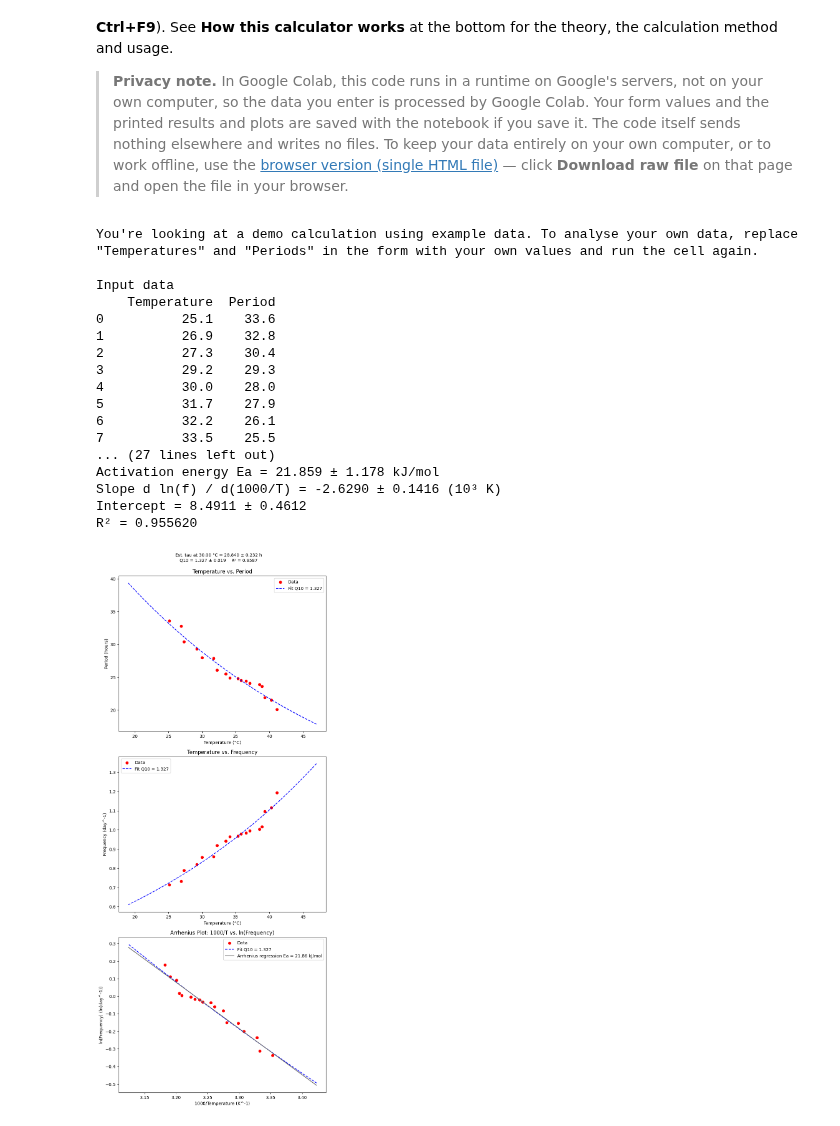
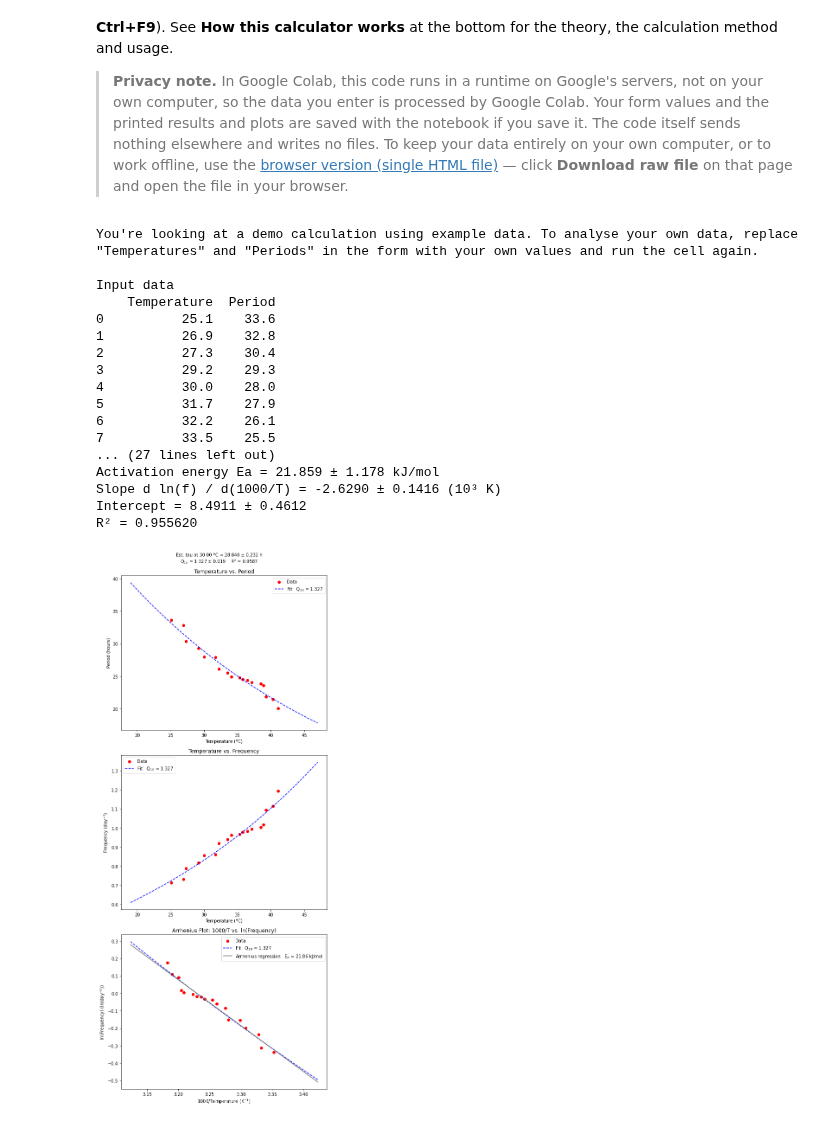
Before and after one commit to dxda6216/q10, a Jupyter notebook: circadian_period_q10.ipynb, the cells around one changed output. Drawn from its saved outputs; the diff is of its cells as text; code cells hidden in the pictures.

```diff
--- a/circadian_period_q10.ipynb
+++ b/circadian_period_q10.ipynb
@@ -106,6 +106,9 @@ Fits $\tau(T) = \tau_b \cdot Q_{10}^{(T_b - T)/10}$ to circadian period data and
 #        compared directly.
 #     4) Choose the base temperature. Minimum / Maximum / Average / Median are
 #        computed from the data used in the fit.
+#     4b) Axis scales are automatic. To set them, choose "Manual" for the
+#        temperature axis (0-100 °C) and/or the period axis (0-180 h) and set
+#        Min/Max with the sliders; frequency and Arrhenius axes are converted.
 #     5) Run the cell (Runtime -> Run all, Ctrl+F9, or the cell's play button).
 #     6) To save the figure, right-click it and choose "Save image as..."; to
 #        save the results, copy the printed text (choose "Yes" for tab-delimited
@@ -373,7 +376,7 @@ def _scatter(ax, r, xs_all, ys_all, xs_used, ys_used):
     else:
         ax.scatter(xs_all, ys_all, marker="o", s=30, color="lightgreen", label="Data")
         ax.scatter(xs_used, ys_used, marker="o", s=35, color="red",
-                   label="Data points used for Q10 calculation")
+                   label="Data points used for Q$_{10}$ calculation")
 
 
 def fix_limits(ax, pairs):
@@ -393,7 +396,55 @@ def fix_limits(ax, pairs):
     ax.set_ylim(y0 - 0.05 * dy, y1 + 0.05 * dy)
 
 
-def plot_fit(r, title, show_arr):
+AXIS_RANGE = {"t": (0.0, 100.0), "p": (0.0, 180.0)}  # allowed manual axis ranges (°C, h)
+MANUAL = "Manual (set Min and Max by sliders below)"
+
+
+def read_axes(temperature_axis, t_min, t_max, period_axis, p_min, p_max):
+    """Manual axis ranges from the form: {"t": (Tmin, Tmax) or None, "p": (Pmin, Pmax) or None}.
+    An invalid axis (Min >= Max) falls back to automatic scaling, with a note."""
+    axes, notes = {"t": None, "p": None}, []
+    for key, name, choice, a, b in (("t", "Temperature", temperature_axis, t_min, t_max),
+                                    ("p", "Period", period_axis, p_min, p_max)):
+        if choice != MANUAL:
+            continue
+        lo, hi = AXIS_RANGE[key]
+        a, b = float(a), float(b)
+        if a < lo or b > hi:
+            notes.append(f"{name} axis: values must be between {lo:g} and {hi:g}.")
+        elif not a < b:
+            notes.append(f"{name} axis: Min must be smaller than Max.")
+        else:
+            axes[key] = (a, b)
+    for n in notes:
+        print(f"Note: {n} Using automatic scaling for that axis.")
+    return axes
+
+
+def apply_axes(ax, kind, axes):
+    """Replace the automatic limits of one plot by the manual ranges that are set.
+
+      axes["t"] -> x of Period/Frequency; x = 1000/(T + 273.15) of the Arrhenius plot
+      axes["p"] -> y of Period; y = 24/P (Frequency) and ln(24/P) (Arrhenius), so Pmax
+                   gives the lower limit there. Pmin = 0 would be infinite, so the
+                   upper limit then stays automatic.
+    Manual limits are used exactly (no padding); anything outside is clipped.
+    """
+    if axes.get("t"):
+        a, b = axes["t"]
+        ax.set_xlim(*((1000 / (b + 273.15), 1000 / (a + 273.15)) if kind == "arrhenius" else (a, b)))
+    if axes.get("p"):
+        a, b = axes["p"]
+        if kind == "period":
+            ax.set_ylim(a, b)
+        else:
+            f = (lambda v: 24 / v) if kind == "frequency" else (lambda v: math.log(24 / v))
+            lo, hi = f(b), (f(a) if a > 0 else ax.get_ylim()[1])
+            if hi > lo:
+                ax.set_ylim(lo, hi)
+
+
+def plot_fit(r, title, show_arr, axes=None):
     """Three stacked plots (4:3 each) with the title and fit summary on top.
 
       Period    : x = T (°C),            y = tau (h)
@@ -404,7 +455,7 @@ def plot_fit(r, title, show_arr):
     """
     inv = lambda t: 1000 / (np.asarray(t) + 273.15)
     ln_f = lambda p: np.log(24 / np.asarray(p))
-    fit_label = f"Fit Q10 = {r['popt'][1]:5.3f}"
+    fit_label = f"Fit   Q$_{{10}}$ = {r['popt'][1]:5.3f}"
     fig, (ax1, ax2, ax3) = plt.subplots(3, 1, figsize=(8, 18))
 
     _scatter(ax1, r, r["x"], r["y"], r["xa"], r["ya"])
@@ -413,15 +464,15 @@ def plot_fit(r, title, show_arr):
 
     _scatter(ax2, r, r["x"], 24 / r["y"], r["xa"], 24 / r["ya"])
     ax2.plot(r["fcx"], 24 / r["fcy"], "--", color="blue", label=fit_label)
-    ax2.set(xlabel=f"Temperature ({DEG}C)", ylabel="Frequency (day^-1)",
+    ax2.set(xlabel=f"Temperature ({DEG}C)", ylabel=r"Frequency (day$^{-1}$)",
             title="Temperature vs. Frequency")
 
     _scatter(ax3, r, inv(r["x"]), ln_f(r["y"]), inv(r["xa"]), ln_f(r["ya"]))
     ax3.plot(inv(r["fcx"]), ln_f(r["fcy"]), "--", color="blue", label=fit_label)
     if show_arr:
         ax3.plot(inv(r["fcx"]), arrhenius_lnf(r["arr"], r["fcx"]), "-", color="dimgray", lw=1.5,
-                 label=f"Arrhenius regression Ea = {r['arr']['Ea'] / 1000:.2f} kJ/mol")
-    ax3.set(xlabel="1000/Temperature (K^-1)", ylabel="ln(Frequency) (ln(day^-1))",
+                 label=f"Arrhenius regression   E$_a$ = {r['arr']['Ea'] / 1000:.2f} kJ/mol")
+    ax3.set(xlabel=r"1000/Temperature (K$^{-1}$)", ylabel=r"ln(Frequency) (ln(day$^{-1}$))",
             title="Arrhenius Plot: 1000/T vs. ln(Frequency)")
 
     # Axis limits from all data and the all-data reference curves (fixed for any fit range).
@@ -432,6 +483,9 @@ def plot_fit(r, title, show_arr):
     if show_arr:
         arr_pairs.append((inv(r["fcx"]), arrhenius_lnf(ref["arr"], r["fcx"])))
     fix_limits(ax3, arr_pairs)
+    # Manual axis scales, where set in the form.
+    for ax, kind in ((ax1, "period"), (ax2, "frequency"), (ax3, "arrhenius")):
+        apply_axes(ax, kind, axes or {})
 
     for ax in (ax1, ax2, ax3):
         ax.set_box_aspect(3 / 4)  # 4:3 (width:height)
@@ -440,7 +494,7 @@ def plot_fit(r, title, show_arr):
     # Header: title (if any) at the top, the fit summary below it.
     (tau, q10), (tau_e, q10_e) = r["popt"], r["perr"]
     summary = (f"Est. tau at {r['base_t']:.2f} {DEG}C = {tau:.3f} \u00B1 {tau_e:.3f} h\n"
-               f"Q10 = {q10:.3f} \u00B1 {q10_e:.3f}    R² = {r['r2']:.4f}")
+               f"Q$_{{10}}$ = {q10:.3f} \u00B1 {q10_e:.3f}    R$^2$ = {r['r2']:.4f}")
     y_sum = 0.993
     if title:
         fig.suptitle(title, fontsize=18, y=0.995)
@@ -453,7 +507,9 @@ def plot_fit(r, title, show_arr):
 def run_q10_calculator(data_description, temperatures, periods,
                        set_temperature_range, range_low_limit, range_high_limit,
                        select_base_temperature, base_temperature,
-                       display_tab_delimited_data, show_arrhenius_regression_line):
+                       display_tab_delimited_data, show_arrhenius_regression_line,
+                       temperature_axis="Auto", temperature_axis_min=0, temperature_axis_max=100,
+                       period_axis="Auto", period_axis_min=0, period_axis_max=180):
     """End-to-end: read the form values, print the results and draw the plots."""
     try:
         x = to_array(temperatures, "Temperatures")
@@ -472,17 +528,19 @@ def run_q10_calculator(data_description, temperatures, periods,
 
     print("Input data")
     print(pd.DataFrame({"Temperature": x, "Period": y}), "\n")
-    print_statistics(x, "temperature", f" {DEG}C")
+    print_statistics(x, "temperature", f"{DEG}C")
     print_statistics(y, "period", "h")
     if use_range:
         print("Data used for Q10 calculation")
         print(pd.DataFrame({"Temperature": r["xa"], "Period": r["ya"]}), "\n")
-        print_statistics(r["xa"], "temperature", f" {DEG}C")
+        print_statistics(r["xa"], "temperature", f"{DEG}C")
         print_statistics(r["ya"], "period", "h")
     if display_tab_delimited_data == "Yes":
         print_tab_delimited_data(r)
     print_results(r)
-    plot_fit(r, data_description.strip(), show_arrhenius_regression_line == "Yes")
+    axes = read_axes(temperature_axis, temperature_axis_min, temperature_axis_max,
+                     period_axis, period_axis_min, period_axis_max)
+    plot_fit(r, data_description.strip(), show_arrhenius_regression_line == "Yes", axes)
 
 
 # ==============================================================================
@@ -505,7 +563,7 @@ Periods =  33.6, 32.8, 30.4, 29.3, 28.0, 27.9, 26.1, 25.5, 24.9, 24.8, 24.5, 24.
 #@markdown Only data within a specific temperature range to be used for Q10 calculation?
 Set_temperature_range = "No" #@param ["Yes (set lowest and highest limits by sliders below)", "No"]
 Range_low_limit = 15 # @param {type:"slider", min:0, max:65, step:0.1}
-Range_high_limit = 45 # @param {type:"slider", min:0, max:65, step:0.1}
+Range_high_limit = 50 # @param {type:"slider", min:0, max:65, step:0.1}
 
 # Base temperature
 #@markdown Setting base temperature
@@ -513,42 +571,53 @@ Select_base_temperature = "30\u00B0C" #@param ["-273.15\u00B0C (absolute zero)",
 Base_temperature = 37 # @param {type:"slider", min:0, max:100, step:0.1}
 
 # Arrhenius regression line on the Arrhenius plot
-#@markdown Show the Arrhenius regression line (and its Ea) on the Arrhenius plot?
+#@markdown Show the Arrhenius regression line (and its E<sub>a</sub>) on the Arrhenius plot?
 Show_Arrhenius_regression_line = "Yes" #@param ["Yes", "No"]
+
+# Axis scales of the plots ("Auto" = automatic scaling)
+#@markdown Axis scales of the plots (frequency and Arrhenius axes are converted from these ranges)
+Temperature_axis = "Auto" #@param ["Auto", "Manual (set Min and Max by sliders below)"]
+Temperature_axis_min = 15 # @param {type:"slider", min:0, max:100, step:0.1}
+Temperature_axis_max = 50 # @param {type:"slider", min:0, max:100, step:0.1}
+Period_axis = "Auto" #@param ["Auto", "Manual (set Min and Max by sliders below)"]
+Period_axis_min = 0 # @param {type:"slider", min:0, max:180, step:0.1}
+Period_axis_max = 40 # @param {type:"slider", min:0, max:180, step:0.1}
 
 # Displaying tab-delimited data Yes or No
 #@markdown Displaying tab-delimited data?
 Display_tab_delimited_data = "No" #@param ["Yes", "No"]
 
 run_q10_calculator(
     Data_description, Temperatures, Periods,
     Set_temperature_range, Range_low_limit, Range_high_limit,
     Select_base_temperature, Base_temperature,
     Display_tab_delimited_data, Show_Arrhenius_regression_line,
+    Temperature_axis, Temperature_axis_min, Temperature_axis_max,
+    Period_axis, Period_axis_min, Period_axis_max,
 )
 
 # ==============================================================================
 # End of script
 # ==============================================================================
 # %% [output]
 You're looking at a demo calculation using example data. To analyse your own data, replace "Temperatures" and "Periods" in the form with your own values and run the cell again.
 
 Input data
     Temperature  Period
 0          25.1    33.6
 1          26.9    32.8
 2          27.3    30.4
 3          29.2    29.3
 4          30.0    28.0
 5          31.7    27.9
 6          32.2    26.1
 7          33.5    25.5
 ... (27 lines left out)
 Activation energy Ea = 21.859 ± 1.178 kJ/mol
 Slope d ln(f) / d(1000/T) = -2.6290 ± 0.1416 (10³ K)
 Intercept = 8.4911 ± 0.4612
 R² = 0.955620
-[figure, old version]
+[figure, new version]
 # %% [markdown]
 # How this calculator works
 
```
Also changed, not shown: parts of 1 cell of this notebook, 3 other files.
